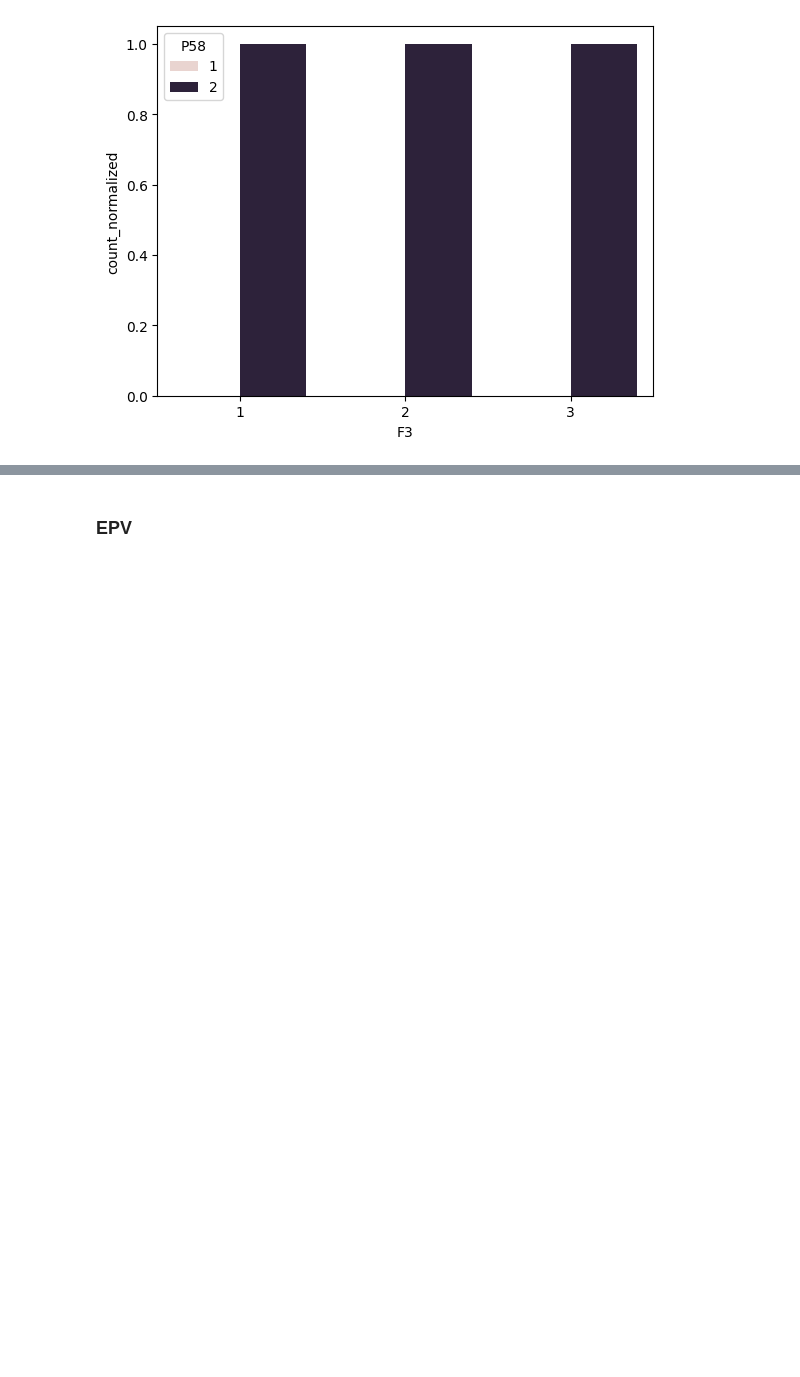
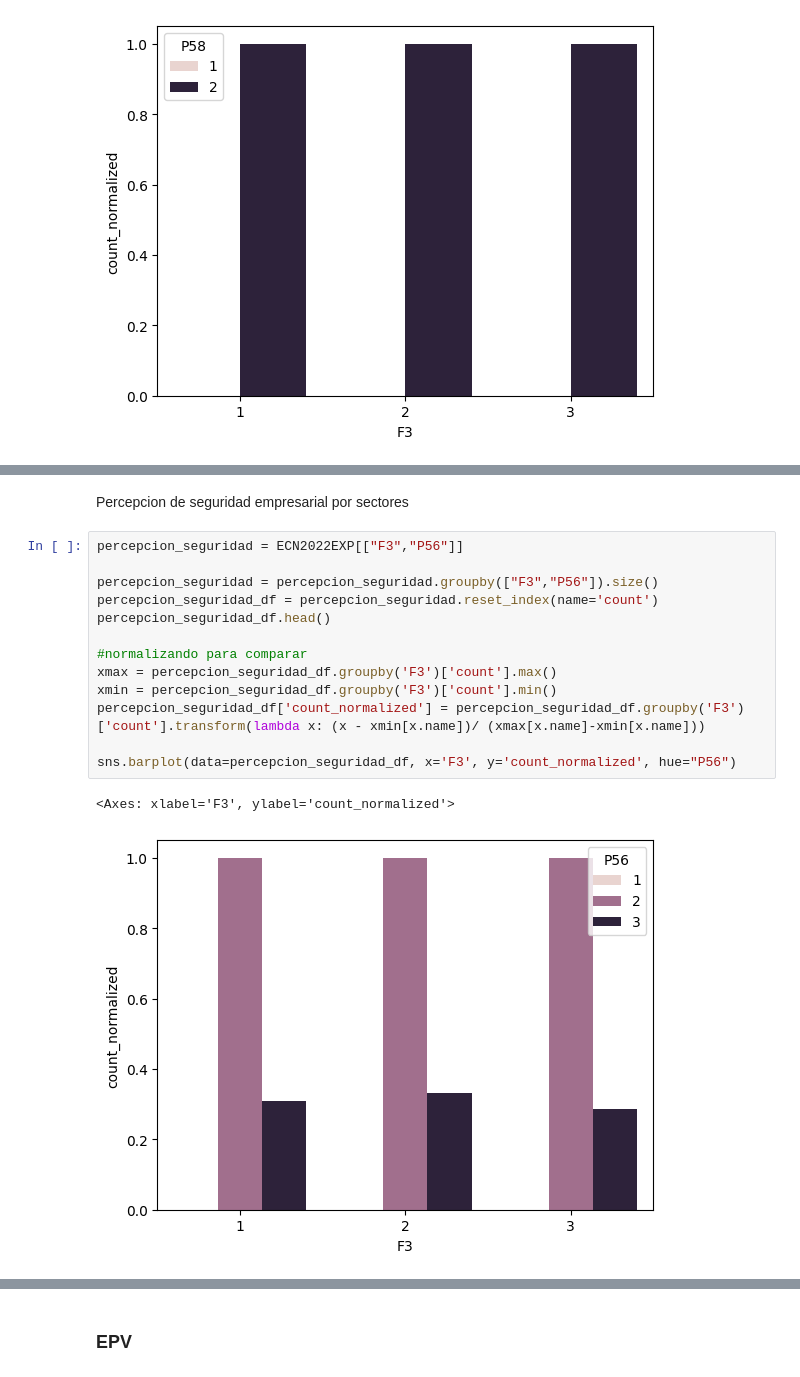
Before and after one commit to JuanParraG/dinamita-de-datos, a Jupyter notebook: Análisis de datos.ipynb, the cells around one changed output, grey strips where cells are left out. Drawn from its saved outputs; the diff is of its cells as text; blank space fills up the shorter version.

```diff
--- a/Análisis de datos.ipynb
+++ b/Análisis de datos.ipynb
@@ -313,0 +341,18 @@ sns.barplot(data=victima_df, x='F3', y='count_normalized', hue="P58")
+# %% [markdown]
+Percepcion de seguridad empresarial por sectores
+# %%
+percepcion_seguridad = ECN2022EXP[["F3","P56"]]
+
+percepcion_seguridad = percepcion_seguridad.groupby(["F3","P56"]).size()
+percepcion_seguridad_df = percepcion_seguridad.reset_index(name='count')
+percepcion_seguridad_df.head()
+
+#normalizando para comparar
+xmax = percepcion_seguridad_df.groupby('F3')['count'].max()
+xmin = percepcion_seguridad_df.groupby('F3')['count'].min()
+percepcion_seguridad_df['count_normalized'] = percepcion_seguridad_df.groupby('F3')['count'].transform(lambda x: (x - xmin[x.name])/ (xmax[x.name]-xmin[x.name]))
+
+sns.barplot(data=percepcion_seguridad_df, x='F3', y='count_normalized', hue="P56")
+# %% [output]
+<Axes: xlabel='F3', ylabel='count_normalized'>
+[figure, added]
```
Also changed, not shown: parts of 8 cells of this notebook.
